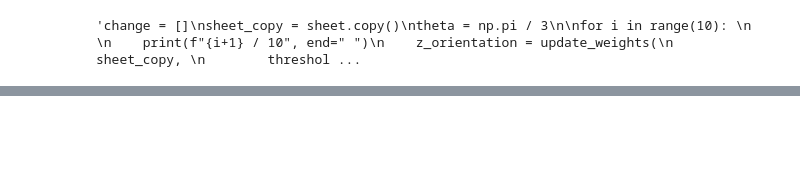
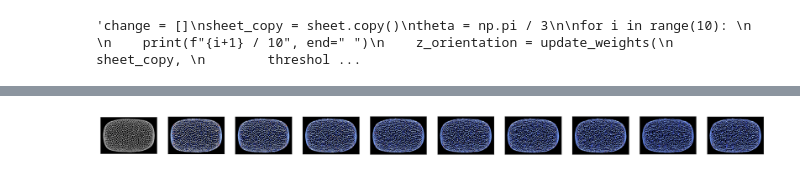
Before and after one commit to Lauragdlp/peripodial, a Jupyter notebook: notebook/polarity.ipynb, the cells around one changed output, grey strips where cells are left out. Saved outputs shown, nothing was run; the diff lists cells and outputs as text; code cells hidden in the pictures; blank space fills up the shorter version.

```diff
--- a/notebook/polarity.ipynb
+++ b/notebook/polarity.ipynb
@@ -258,15 +217,0 @@ sheet.edge_df
-# %%
-sheets_obj = {}
-for i, above_threshold in enumerate(bts):
-
-    print(f"{i+1} / {10}", end=" ")
-    update_weights(
-        sheet,
-        threshold_angle=theta,
-        below_threshold=0.5,
-        above_threshold=above_threshold,
-    )
-    solver = QSSolver(with_t1=True, with_t3=False)
-    res = solver.find_energy_min(sheet, geom, model, options={"gtol": 1e-4})
-    sheet_copy = sheet.copy()
-    sheets_obj[above_threshold] = sheet_copy
@@ -282,11 +217,0 @@ for i, above_threshold in enumerate(bts):
-# %%
-fig, axes = plt.subplots(1, 10)
-
-for i, (above_threshold, sheet_copy) in enumerate(sheets_obj.items()):
-    #plt.savefig(f'sheet {i+1}.png', transparent=True)
-    fig, ax = draw_half_sheet(sheet_copy, axes[i])
-    ax.set_xlabel(f"{above_threshold:.3f}")
-    ax.set_facecolor("black")
-fig.set_size_inches(18, 5)
-plt.show
-plt.savefig('../image/aniso_weight.png', transparent=False)
@@ -295,3 +235,15 @@ plt.savefig('../image/aniso_weight.png', transparent=True)
+# %%
+fig, axes = plt.subplots(1, len(sheets_obj), figsize=(28, 8))
+
+for i, (above_threshold, sheet_copy) in enumerate(sheets_obj.items()):
+    #plt.savefig(f'sheet {i+1}.png', transparent=True)
+    fig, ax = draw_half_sheet(sheet_copy, axes[i])
+    #ax.set_xlabel(f"1:{below_threshlod:.1f}")
+    ax.set_facecolor("black")
+fig.set_size_inches(18, 5)
+plt.savefig('../image/aniso_weight.png', transparent=False)
+# %% [output]
+[figure, added]
 # %%
 from tyssue.io.hdf5 import save_datasets
 save_datasets("../json_hdf5/polarity.hdf5",sheet)
```
Also changed, not shown: parts of 16 cells of this notebook, 13 other files.
